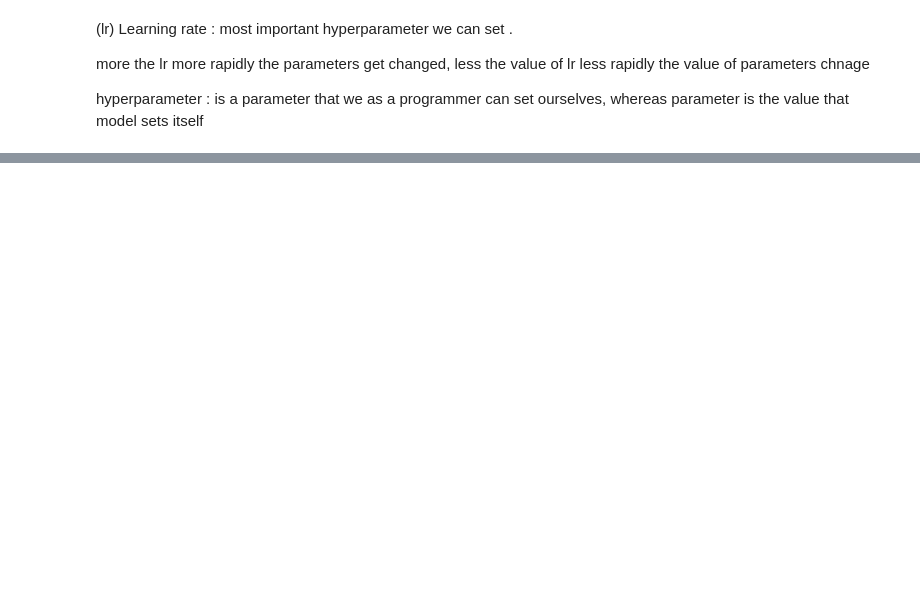
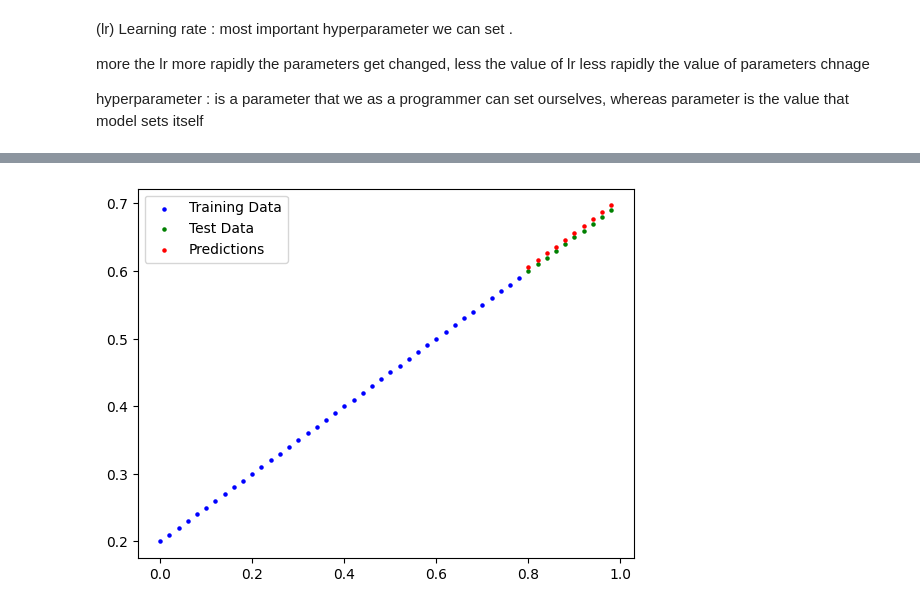
Before and after one commit to Parth-G27/Pytorch-work, a Jupyter notebook: pytorch_workflow/pytorch_workflow.ipynb, the cells around one changed output, grey strips where cells are left out. Cells and saved outputs as stored; diff of their text form; code cells hidden in the pictures; blank space fills up the shorter version.

```diff
--- a/pytorch_workflow/pytorch_workflow.ipynb
+++ b/pytorch_workflow/pytorch_workflow.ipynb
@@ -150,10 +150,11 @@ more the lr more rapidly the parameters get changed, less the value of lr less r
 hyperparameter : is a parameter that we as a programmer can set ourselves, whereas parameter is the value that model sets itself
 # %%
 # Training loop & Testing loop
-
+torch.manual_seed(42)
 # An Epoch is one loop through teh data
-epochs = 10
+epochs = 100
 for epoch in range(epochs):
+    print(f"Epoch :{epoch}")
     # set the model to training mode
     model0.train() # Put model in training mode (this is the default state of a model)
     # training mode sets all parameters that req. gradients to req. gradients
@@ -162,6 +163,7 @@ for epoch in range(epochs):
     y_pred = model0(X_train)
     # Calculat loss
     loss = loss_fn(y_pred, Y_train)
+    print(f"Loss : {loss}")
     # Optimizer zero grad
     optimizer.zero_grad()
     # Performs backpropagation on the loss with respect to the parameters of the model
@@ -172,3 +174,11 @@ for epoch in range(epochs):
 
 
     model0.eval() # Turns off gradiant tracking
+
+    with torch.inference_mode():
+        test_pred = model0(X_test)
+        test_loss = loss_fn(test_pred,Y_test)
+
+        if epoch % 10 == 0:
+            print(f"Epoch : {epoch} | loss : {loss} | test Loss : {test_loss}")
+            print(model0.state_dict())
@@ -174,0 +203,3 @@ for epoch in range(epochs):
+# %%
+with torch.inference_mode():
+    y_pred_new = model0(X_test)
@@ -174,0 +210,4 @@ for epoch in range(epochs):
+# %%
+plot_predictions(predictions=y_pred_new)
+# %% [output]
+[figure, added]
```
Also changed, not shown: parts of 6 cells of this notebook.
